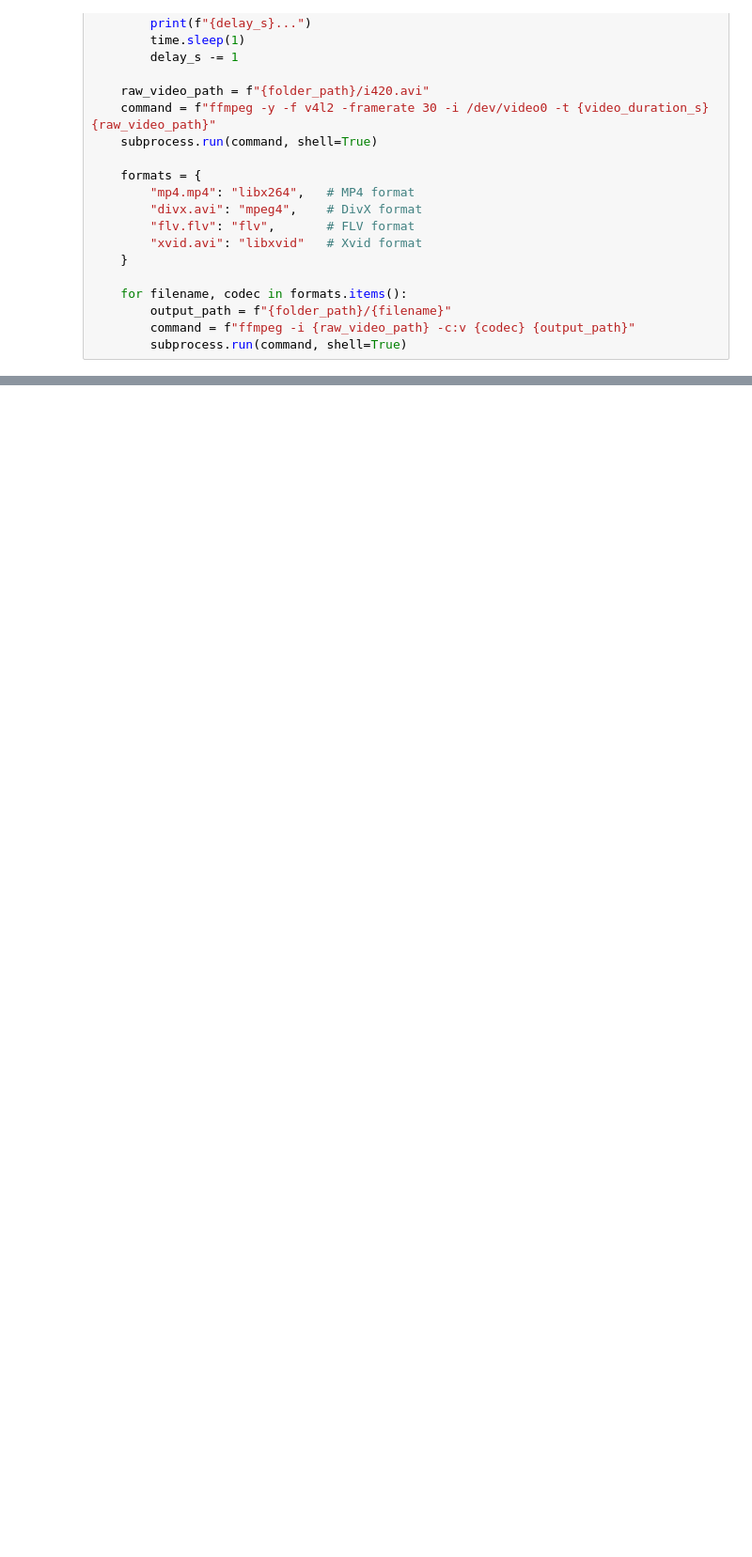
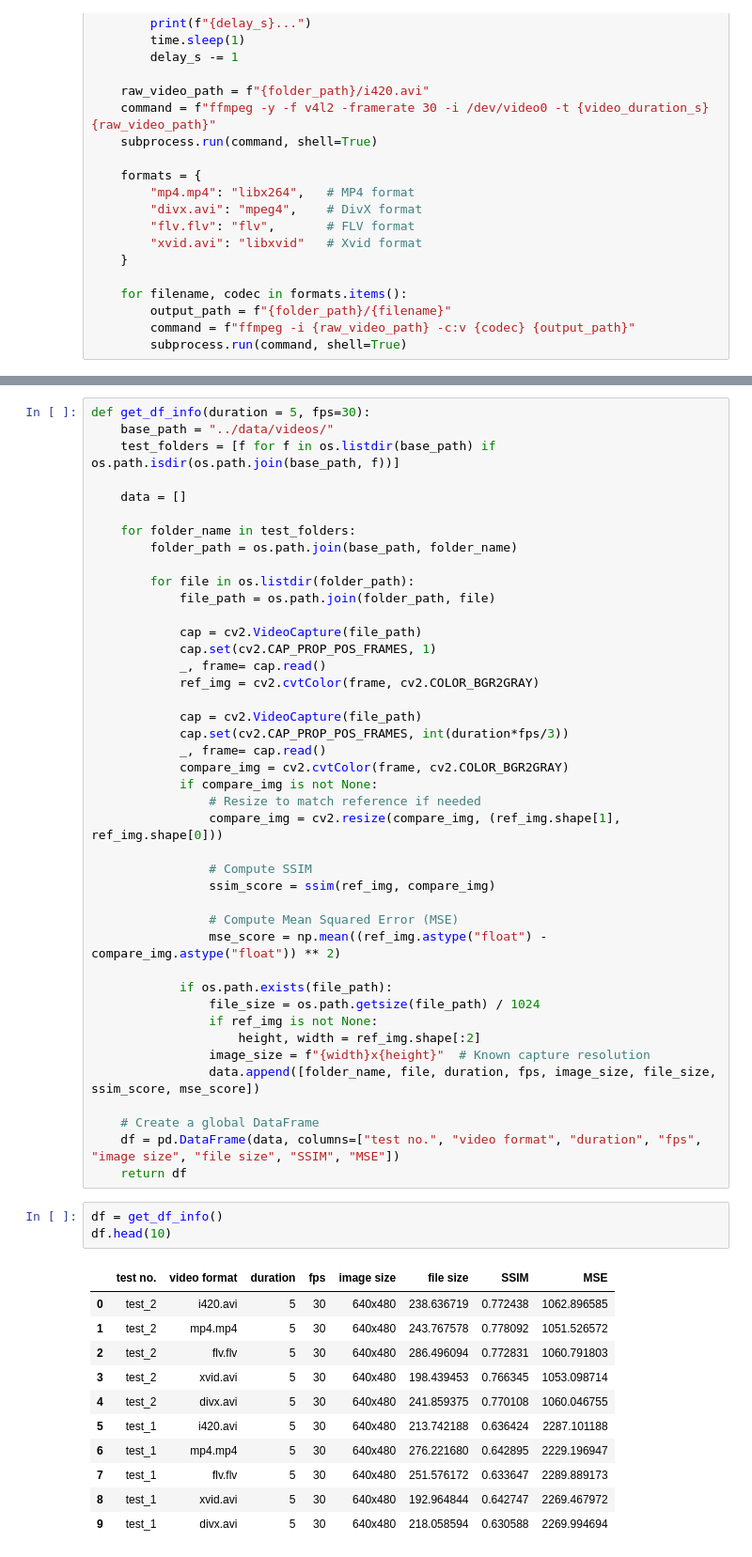
Before and after one commit to WellKnownDedication/video-and-image-proccessing, a Jupyter notebook: src/Video Processing.ipynb, the cells around one changed output, grey strips where cells are left out. Shown at 94% size. Saved outputs shown, nothing was run; the diff lists cells and outputs as text; blank space fills up the shorter version.

Commit message:
Getting DF from videos now

```diff
--- a/src/Video Processing.ipynb
+++ b/src/Video Processing.ipynb
@@ -42,0 +88,57 @@ Taking video in...
+# %%
+def get_df_info(duration = 5, fps=30):
+    base_path = "../data/videos/"
+    test_folders = [f for f in os.listdir(base_path) if os.path.isdir(os.path.join(base_path, f))]
+
+    data = []
+
+    for folder_name in test_folders:
+        folder_path = os.path.join(base_path, folder_name)
+
+        for file in os.listdir(folder_path):
+            file_path = os.path.join(folder_path, file)
+
+            cap = cv2.VideoCapture(file_path)
+            cap.set(cv2.CAP_PROP_POS_FRAMES, 1)
+            _, frame= cap.read()
+            ref_img = cv2.cvtColor(frame, cv2.COLOR_BGR2GRAY)
+
+            cap = cv2.VideoCapture(file_path)
+            cap.set(cv2.CAP_PROP_POS_FRAMES, int(duration*fps/3))
+            _, frame= cap.read()
+            compare_img = cv2.cvtColor(frame, cv2.COLOR_BGR2GRAY)
+            if compare_img is not None:
+                # Resize to match reference if needed
+                compare_img = cv2.resize(compare_img, (ref_img.shape[1], ref_img.shape[0]))
+
+                # Compute SSIM
+                ssim_score = ssim(ref_img, compare_img)
+
+                # Compute Mean Squared Error (MSE)
+                mse_score = np.mean((ref_img.astype("float") - compare_img.astype("float")) ** 2)
+
+            if os.path.exists(file_path):
+                file_size = os.path.getsize(file_path) / 1024
+                if ref_img is not None:
+                    height, width = ref_img.shape[:2]
+                image_size = f"{width}x{height}"  # Known capture resolution
+                data.append([folder_name, file, duration, fps, image_size, file_size, ssim_score, mse_score])
+
+    # Create a global DataFrame
+    df = pd.DataFrame(data, columns=["test no.", "video format", "duration", "fps", "image size", "file size", "SSIM", "MSE"])
+    return df
+# %%
+df = get_df_info()
+df.head(10)
+# %% [output]
+|  | test no. | video format | duration | fps | image size | file size | SSIM | MSE |
+| 0 | test_2 | i420.avi | 5 | 30 | 640x480 | 238.636719 | 0.772438 | 1062.896585 |
+| 1 | test_2 | mp4.mp4 | 5 | 30 | 640x480 | 243.767578 | 0.778092 | 1051.526572 |
+| 2 | test_2 | flv.flv | 5 | 30 | 640x480 | 286.496094 | 0.772831 | 1060.791803 |
+| 3 | test_2 | xvid.avi | 5 | 30 | 640x480 | 198.439453 | 0.766345 | 1053.098714 |
+| 4 | test_2 | divx.avi | 5 | 30 | 640x480 | 241.859375 | 0.770108 | 1060.046755 |
+| 5 | test_1 | i420.avi | 5 | 30 | 640x480 | 213.742188 | 0.636424 | 2287.101188 |
+| 6 | test_1 | mp4.mp4 | 5 | 30 | 640x480 | 276.221680 | 0.642895 | 2229.196947 |
+| 7 | test_1 | flv.flv | 5 | 30 | 640x480 | 251.576172 | 0.633647 | 2289.889173 |
+| 8 | test_1 | xvid.avi | 5 | 30 | 640x480 | 192.964844 | 0.642747 | 2269.467972 |
+| 9 | test_1 | divx.avi | 5 | 30 | 640x480 | 218.058594 | 0.630588 | 2269.994694 |
```
Also changed, not shown: parts of 5 cells of this notebook, 2 other files.
